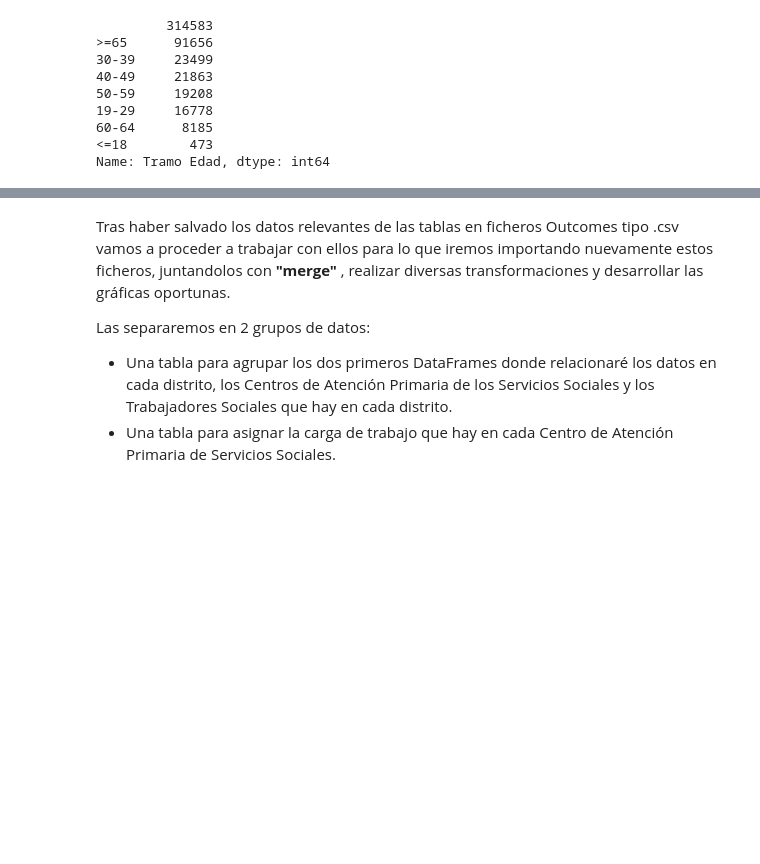
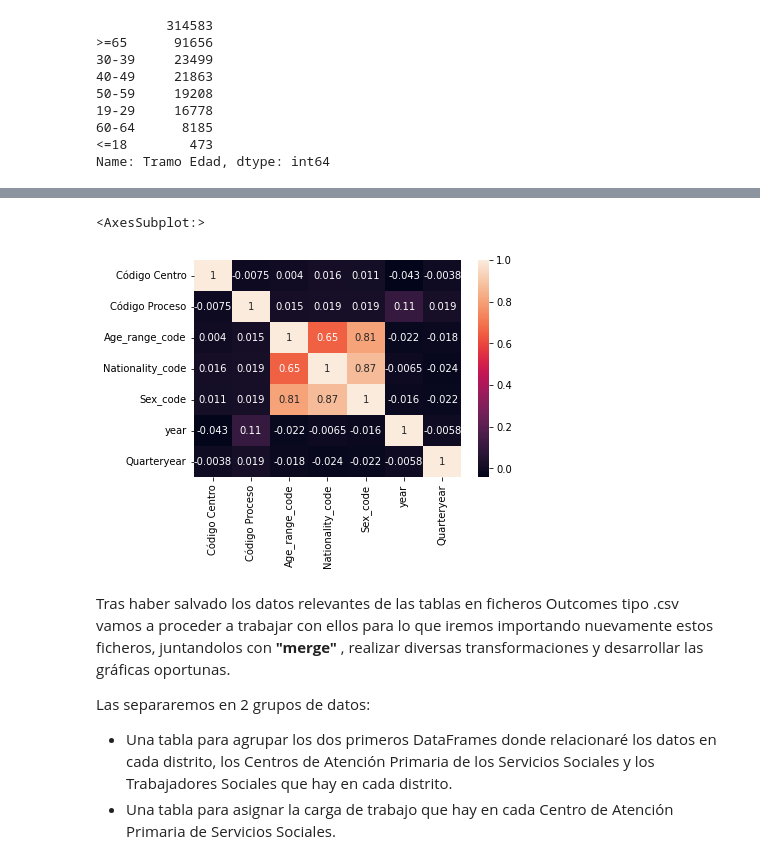
Before and after one commit to 75Engel/Estimacion_tipologia_usuarios_Servicios_Sociales_Ayto_Madrid, a Jupyter notebook: Notebooks/Notebook_1.ipynb, the cells around one changed output, grey strips where cells are left out. Saved outputs shown, nothing was run; the diff lists cells and outputs as text; code cells hidden in the pictures; blank space fills up the shorter version.

```diff
--- a/Notebooks/Notebook_1.ipynb
+++ b/Notebooks/Notebook_1.ipynb
@@ -309,0 +331,3 @@ df_demandas
+# %%
+df_demandas= pd.read_csv("E:\Bootcamp_22\Javier\Repositorios\Machine_Learning\data\Outcomes\df_demadas.csv",sep=',')
+df_demandas
@@ -310,3 +400,8 @@ df_demandas
+# %%
+sns.heatmap(df_demandas.corr(), annot=True)
+# %% [output]
+<AxesSubplot:>
+[figure, added]
 # %% [markdown]
 Tras haber salvado los datos relevantes de las tablas en ficheros Outcomes tipo .csv vamos a proceder a trabajar con ellos para lo que iremos importando nuevamente estos ficheros, juntandolos con __"merge"__ , realizar diversas transformaciones y desarrollar las gráficas oportunas.
 
```
Also changed, not shown: parts of 20 cells of this notebook, 11 other files.
